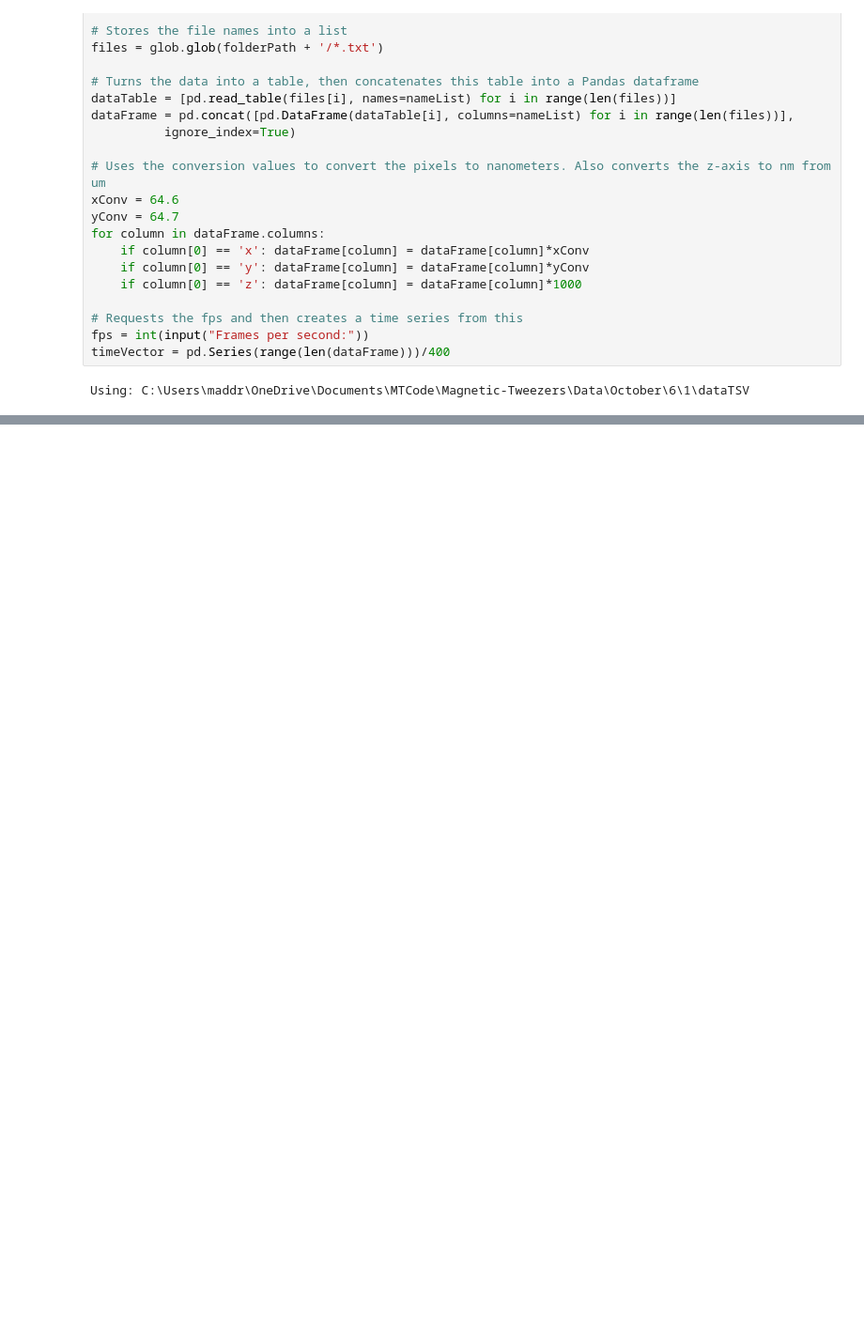
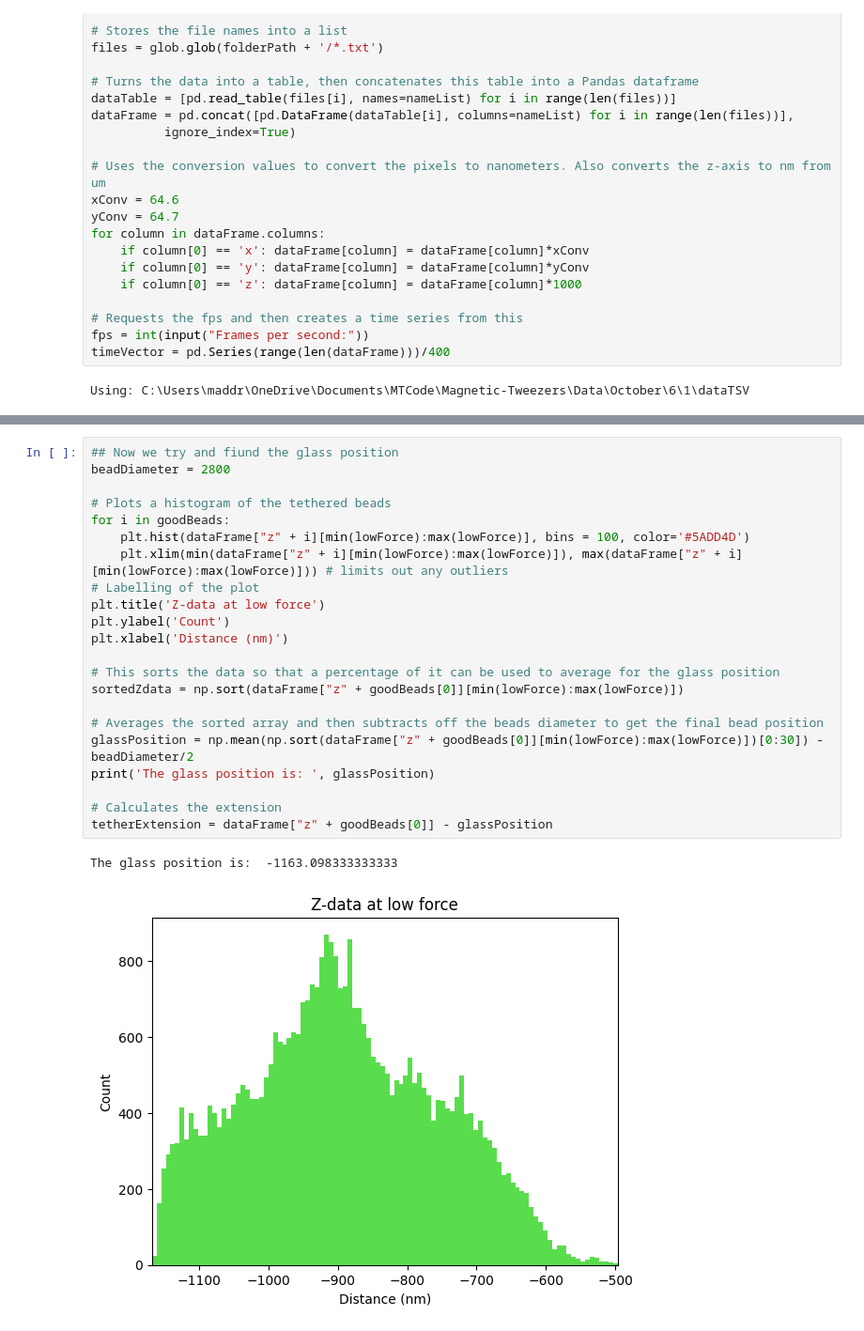
Before and after one commit to cmaddry/Magnetic-Tweezers, a Jupyter notebook: Scripts/AutoScriptTest.ipynb, the cells around one changed output, grey strips where cells are left out. Shown at 94% size. Cells and saved outputs as stored; diff of their text form; blank space fills up the shorter version.

```diff
--- a/Scripts/AutoScriptTest.ipynb
+++ b/Scripts/AutoScriptTest.ipynb
@@ -84,0 +122,25 @@ Length: 203613, dtype: float64
+# %%
+## Now we try and fiund the glass position
+beadDiameter = 2800
+
+# Plots a histogram of the tethered beads
+for i in goodBeads:
+    plt.hist(dataFrame["z" + i][min(lowForce):max(lowForce)], bins = 100, color='#5ADD4D')
+    plt.xlim(min(dataFrame["z" + i][min(lowForce):max(lowForce)]), max(dataFrame["z" + i][min(lowForce):max(lowForce)])) # limits out any outliers
+# Labelling of the plot
+plt.title('Z-data at low force')
+plt.ylabel('Count')
+plt.xlabel('Distance (nm)')
+
+# This sorts the data so that a percentage of it can be used to average for the glass position
+sortedZdata = np.sort(dataFrame["z" + goodBeads[0]][min(lowForce):max(lowForce)])
+
+# Averages the sorted array and then subtracts off the beads diameter to get the final bead position
+glassPosition = np.mean(np.sort(dataFrame["z" + goodBeads[0]][min(lowForce):max(lowForce)])[0:30]) - beadDiameter/2
+print('The glass position is: ', glassPosition)
+
+# Calculates the extension
+tetherExtension = dataFrame["z" + goodBeads[0]] - glassPosition
+# %% [output]
+The glass position is:  -1163.098333333333
+[figure, added]
```
Also changed, not shown: parts of 5 cells of this notebook.
